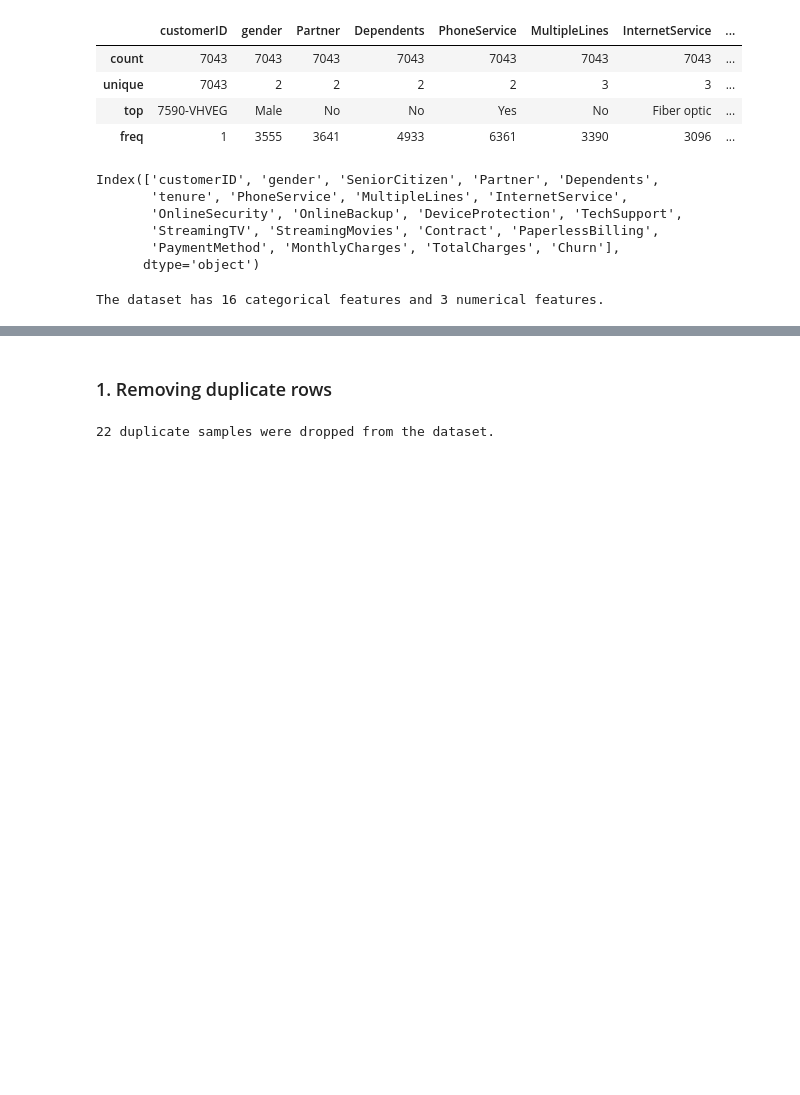
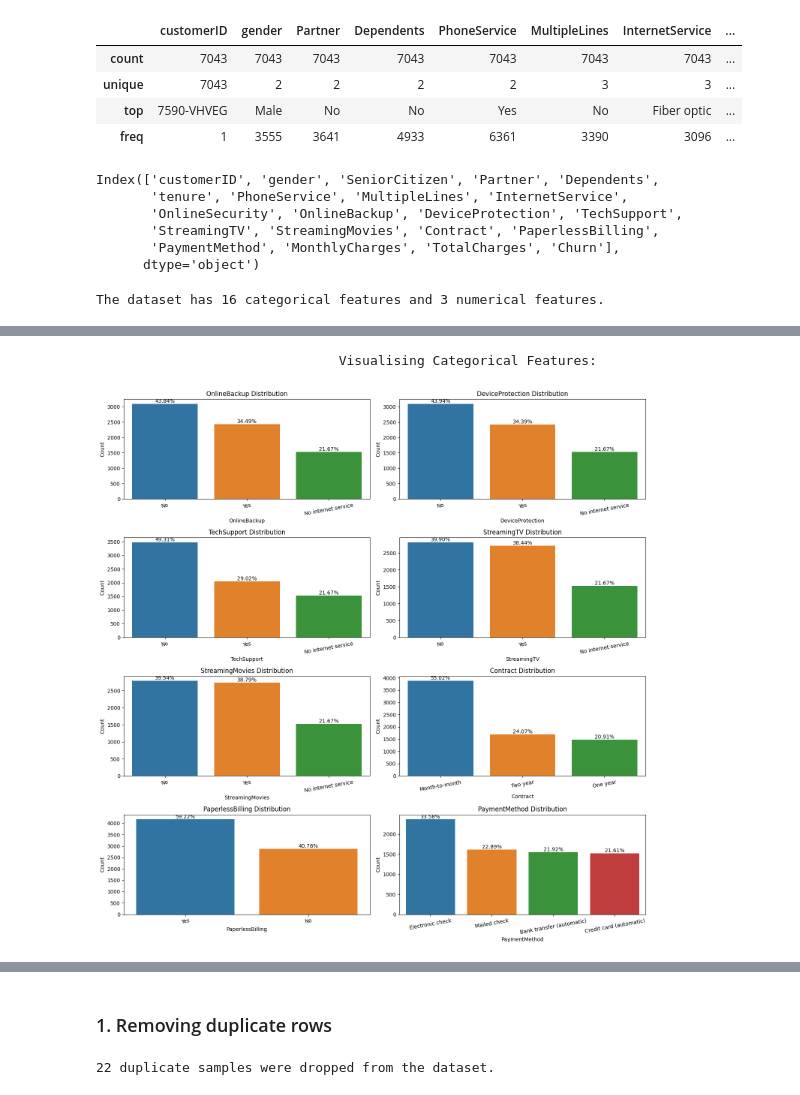
Before and after one commit to paridahimanshu0610/Customer_Churn_Prediction, a Jupyter notebook: TelecomCustomerChurn.ipynb, the cells around one changed output, grey strips where cells are left out. Drawn from its saved outputs; the diff is of its cells as text; code cells hidden in the pictures; blank space fills up the shorter version.

```diff
--- a/TelecomCustomerChurn.ipynb
+++ b/TelecomCustomerChurn.ipynb
@@ -396,0 +229,28 @@ plt.show()
+# %%
+#Visualising the categorical features
+print('\033[1mVisualising Categorical Features:'.center(100))
+plt.figure(figsize=[15,15])
+
+for i, col_name in enumerate(cf[8:]):
+    plt.subplot(4,2,i+1)
+
+    # Create the count plot with percentages as labels
+    count_order = original_df[col_name].value_counts().index
+    ax = sns.countplot(data=original_df, x=col_name, order=count_order)
+    plt.title(col_name + ' Distribution')
+    plt.ylabel('Count')
+
+    # Add percentage labels to the bars using target_percentage
+    target_percentage = (original_df[col_name].value_counts()/original_df[col_name].count()) * 100
+    for p, percentage in zip(ax.patches, target_percentage):
+        ax.annotate(f"{percentage:.2f}%", (p.get_x() + p.get_width() / 2., p.get_height()),
+                    ha='center', va='center', fontsize=10, color='black', xytext=(0, 5),
+                    textcoords='offset points')
+
+    plt.xticks(rotation=10)
+
+plt.tight_layout()
+plt.show()
+# %% [output]
+                               Visualising Categorical Features:
+[figure, added]
```
Also changed, not shown: parts of 84 cells of this notebook, 3 other files.
